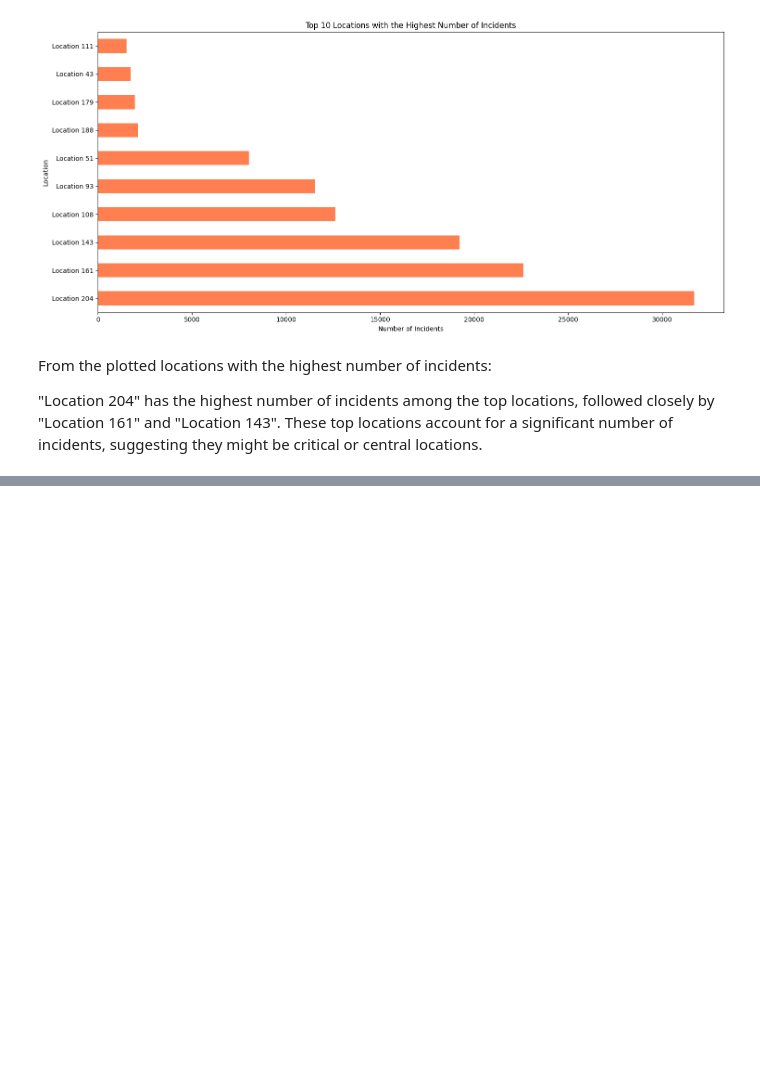
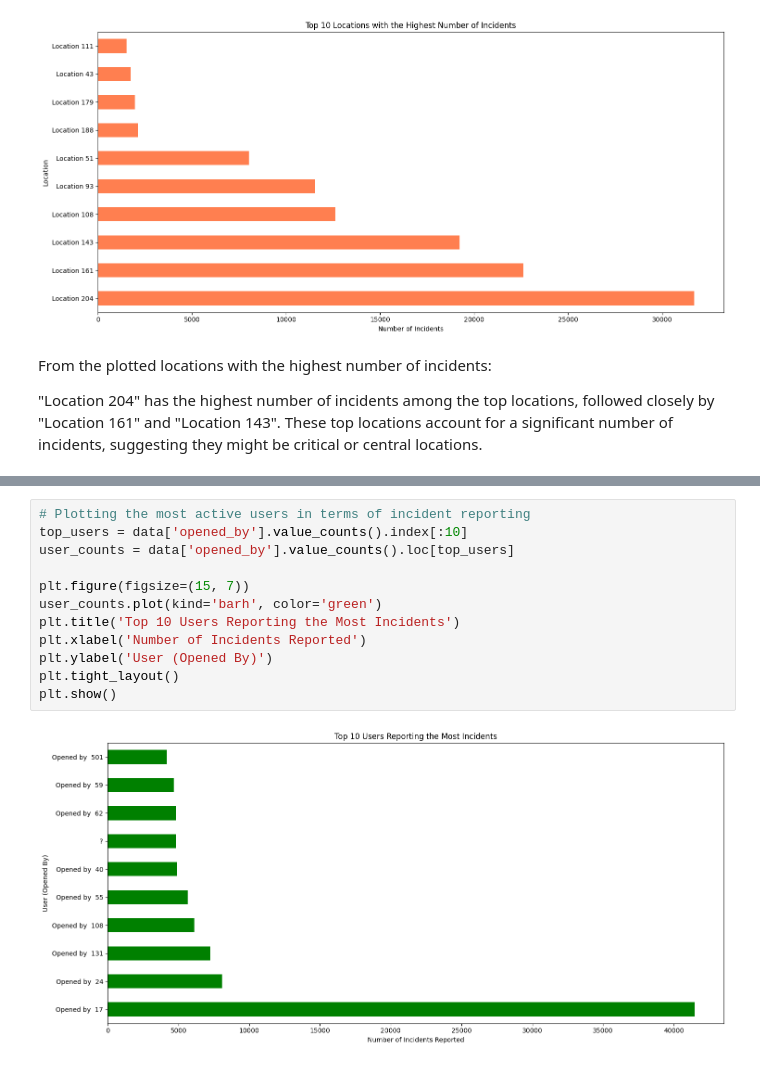
Before and after one commit to azizharouna/CloudIncidentForcaster, a Jupyter notebook: 2_additional_analysis.ipynb, the cells around one changed output, grey strips where cells are left out. Drawn from its saved outputs; the diff is of its cells as text; blank space fills up the shorter version.

Commit message:
Did the user/group analysis

```diff
--- a/2_additional_analysis.ipynb
+++ b/2_additional_analysis.ipynb
@@ -198,0 +205,14 @@ These top locations account for a significant number of incidents, suggesting th
+# %%
+# Plotting the most active users in terms of incident reporting
+top_users = data['opened_by'].value_counts().index[:10]
+user_counts = data['opened_by'].value_counts().loc[top_users]
+
+plt.figure(figsize=(15, 7))
+user_counts.plot(kind='barh', color='green')
+plt.title('Top 10 Users Reporting the Most Incidents')
+plt.xlabel('Number of Incidents Reported')
+plt.ylabel('User (Opened By)')
+plt.tight_layout()
+plt.show()
+# %% [output]
+[figure, added]
```
Also changed, not shown: parts of 5 cells of this notebook.
